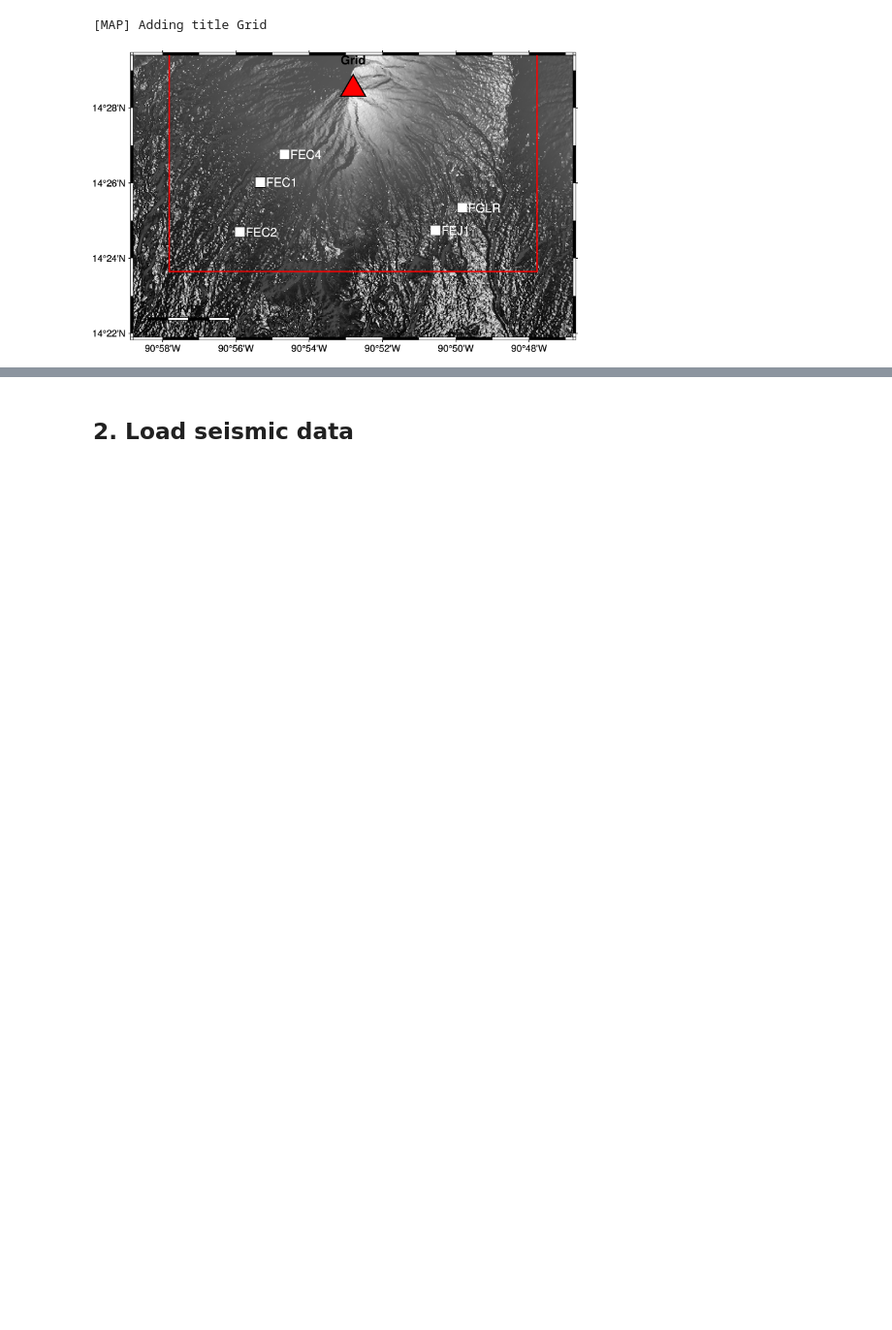
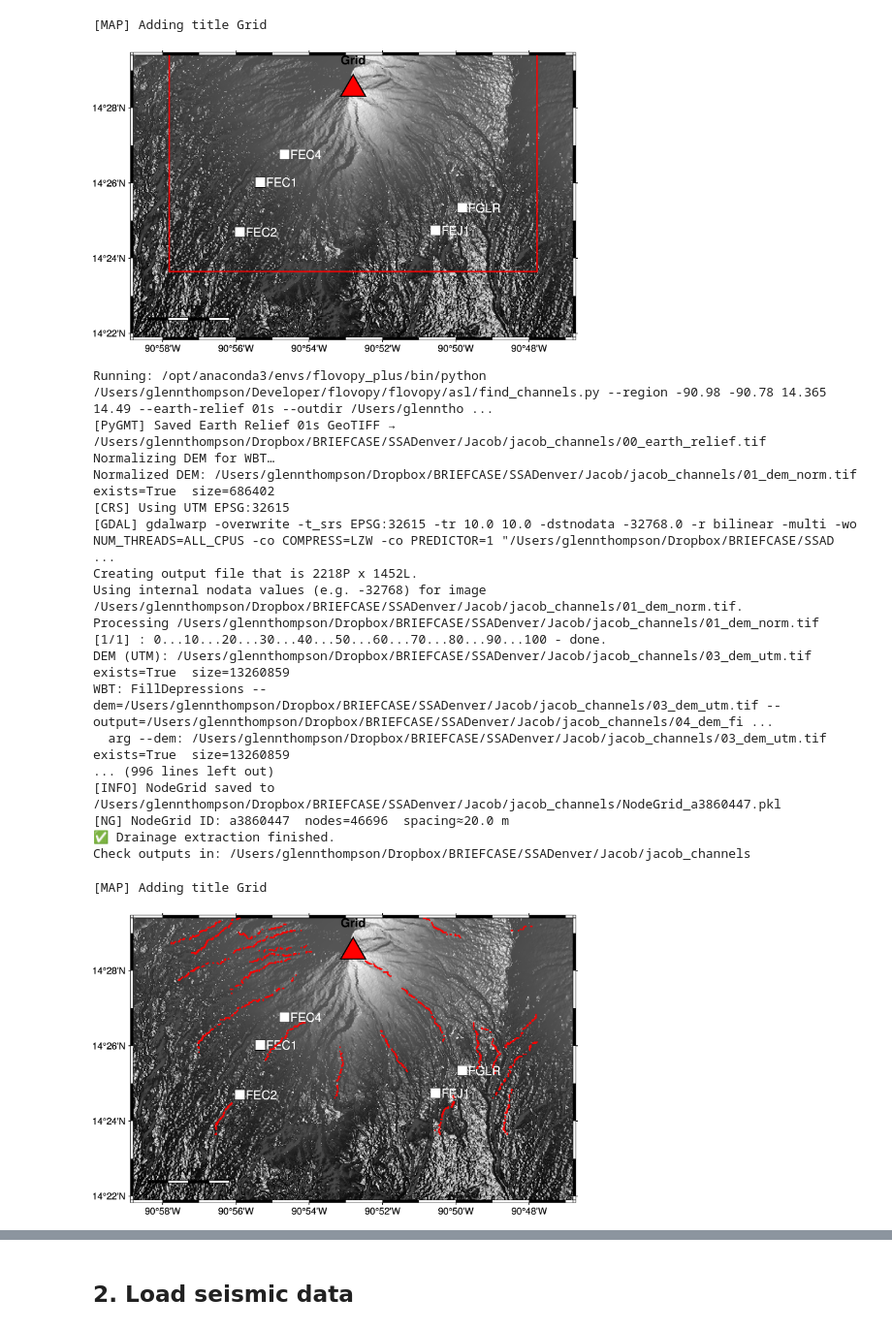
Before and after one commit to gthompson/flovopy, a Jupyter notebook: flovopy/tutorials/12_jacob_with_flovopy.ipynb, the cells around one changed output, grey strips where cells are left out. Shown at 97% size. Cells and saved outputs as stored; diff of their text form; code cells hidden in the pictures; blank space fills up the shorter version.

Commit message:
badly finding channels on fuego

```diff
--- a/flovopy/tutorials/12_jacob_with_flovopy.ipynb
+++ b/flovopy/tutorials/12_jacob_with_flovopy.ipynb
@@ -119,3 +119,41 @@ Dome (assumed source) = {'lat': 14.475, 'lon': -90.88}
 [GRID] 361x361 nodes (130321 total)  spacing=50.0 m  [no mask]
 [MAP] Adding title Grid
 [figure]
+# %%
+
+
+from flovopy.asl.find_channels import run_find_channels,  nodegrid_from_channels_dir
+# Your region and output directory
+
+outdir = DATA_DIR / "jacob_channels"
+
+# 1) Run the pipeline (same as your CLI), optionally add flags like '--prep'
+run_find_channels(
+    region=REGION_DEFAULT,
+    outdir=outdir,
+    earth_relief="01s",
+    extra_args=["--prep"]  # add/remove flags as you like
+)
+
+# 2) Load the channel points into a NodeGrid (in-memory)
+ng = nodegrid_from_channels_dir(outdir, approx_spacing_m=20.0)
+# %% [output]
+Running: /opt/anaconda3/envs/flovopy_plus/bin/python /Users/glennthompson/Developer/flovopy/flovopy/asl/find_channels.py --region -90.98 -90.78 14.365 14.49 --earth-relief 01s --outdir /Users/glenntho ...
+[PyGMT] Saved Earth Relief 01s GeoTIFF → /Users/glennthompson/Dropbox/BRIEFCASE/SSADenver/Jacob/jacob_channels/00_earth_relief.tif
+Normalizing DEM for WBT…
+Normalized DEM: /Users/glennthompson/Dropbox/BRIEFCASE/SSADenver/Jacob/jacob_channels/01_dem_norm.tif  exists=True  size=686402
+[CRS] Using UTM EPSG:32615
+[GDAL] gdalwarp -overwrite -t_srs EPSG:32615 -tr 10.0 10.0 -dstnodata -32768.0 -r bilinear -multi -wo NUM_THREADS=ALL_CPUS -co COMPRESS=LZW -co PREDICTOR=1 "/Users/glennthompson/Dropbox/BRIEFCASE/SSAD ...
+Creating output file that is 2218P x 1452L.
+Using internal nodata values (e.g. -32768) for image /Users/glennthompson/Dropbox/BRIEFCASE/SSADenver/Jacob/jacob_channels/01_dem_norm.tif.
+Processing /Users/glennthompson/Dropbox/BRIEFCASE/SSADenver/Jacob/jacob_channels/01_dem_norm.tif [1/1] : 0...10...20...30...40...50...60...70...80...90...100 - done.
+DEM (UTM): /Users/glennthompson/Dropbox/BRIEFCASE/SSADenver/Jacob/jacob_channels/03_dem_utm.tif  exists=True  size=13260859
+WBT: FillDepressions --dem=/Users/glennthompson/Dropbox/BRIEFCASE/SSADenver/Jacob/jacob_channels/03_dem_utm.tif --output=/Users/glennthompson/Dropbox/BRIEFCASE/SSADenver/Jacob/jacob_channels/04_dem_fi ...
+  arg --dem: /Users/glennthompson/Dropbox/BRIEFCASE/SSADenver/Jacob/jacob_channels/03_dem_utm.tif  exists=True  size=13260859
+... (996 lines left out)
+[INFO] NodeGrid saved to /Users/glennthompson/Dropbox/BRIEFCASE/SSADenver/Jacob/jacob_channels/NodeGrid_a3860447.pkl
+[NG] NodeGrid ID: a3860447  nodes=46696  spacing≈20.0 m
+✅ Drainage extraction finished.
+Check outputs in: /Users/glennthompson/Dropbox/BRIEFCASE/SSADenver/Jacob/jacob_channels
+[MAP] Adding title Grid
+[figure, added]
```
Also changed, not shown: parts of 6 cells of this notebook, 2 other files.
